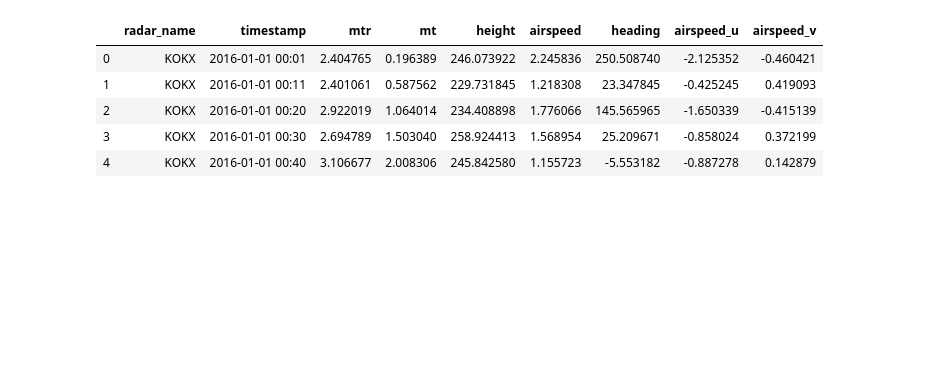
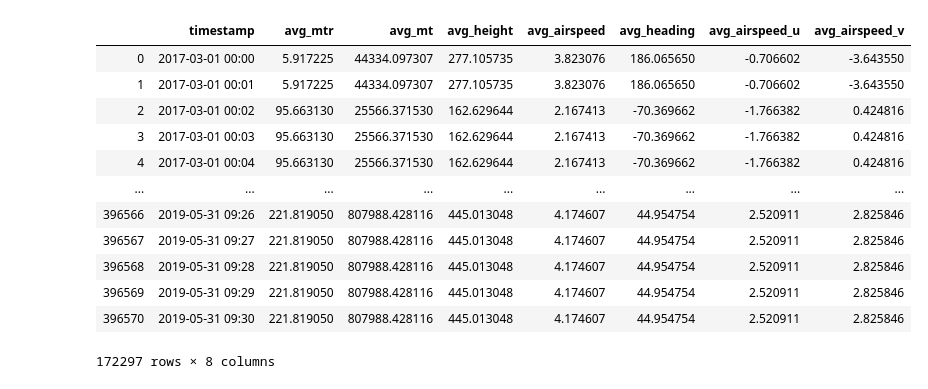
Before and after one commit to meiguan/urban_birds, a Jupyter notebook: clean/merge_clean_data.ipynb, the cells around one changed output. Saved outputs shown, nothing was run; the diff lists cells and outputs as text; code cells hidden in the pictures; blank space fills up the shorter version.

Commit message:
add cleaning noaa and update spl file

```diff
--- a/clean/merge_clean_data.ipynb
+++ b/clean/merge_clean_data.ipynb
@@ -31,9 +63,25 @@ spl.head()
+# %%
+# clean up radar data from the 2 sites and merge to timeindex with fill forward
+nexrad = nexrad.groupby('timestamp').mean().reset_index()
+colnames = nexrad.columns.tolist()[1:]
+newcolnames=["{}_{}".format('avg', i) for i in colnames]
+nexrad.rename(columns=dict(zip(colnames, newcolnames)), inplace=True)
+nexrad = df.merge(nexrad, how='left', on='timestamp')
+nexrad.fillna(method='ffill', limit=3, inplace=True)
+nexrad.fillna(method='bfill', limit=3, inplace=True)
 # %%
-nexrad.head()
+nexrad.dropna()
 # %% [output]
-|  | radar_name | timestamp | mtr | mt | height | airspeed | heading | airspeed_u | airspeed_v |
-| 0 | KOKX | 2016-01-01 00:01 | 2.404765 | 0.196389 | 246.073922 | 2.245836 | 250.508740 | -2.125352 | -0.460421 |
-| 1 | KOKX | 2016-01-01 00:11 | 2.401061 | 0.587562 | 229.731845 | 1.218308 | 23.347845 | -0.425245 | 0.419093 |
-| 2 | KOKX | 2016-01-01 00:20 | 2.922019 | 1.064014 | 234.408898 | 1.776066 | 145.565965 | -1.650339 | -0.415139 |
-| 3 | KOKX | 2016-01-01 00:30 | 2.694789 | 1.503040 | 258.924413 | 1.568954 | 25.209671 | -0.858024 | 0.372199 |
-| 4 | KOKX | 2016-01-01 00:40 | 3.106677 | 2.008306 | 245.842580 | 1.155723 | -5.553182 | -0.887278 | 0.142879 |
+|  | timestamp | avg_mtr | avg_mt | avg_height | avg_airspeed | avg_heading | avg_airspeed_u | avg_airspeed_v |
+| 0 | 2017-03-01 00:00 | 5.917225 | 44334.097307 | 277.105735 | 3.823076 | 186.065650 | -0.706602 | -3.643550 |
+| 1 | 2017-03-01 00:01 | 5.917225 | 44334.097307 | 277.105735 | 3.823076 | 186.065650 | -0.706602 | -3.643550 |
+| 2 | 2017-03-01 00:02 | 95.663130 | 25566.371530 | 162.629644 | 2.167413 | -70.369662 | -1.766382 | 0.424816 |
+| 3 | 2017-03-01 00:03 | 95.663130 | 25566.371530 | 162.629644 | 2.167413 | -70.369662 | -1.766382 | 0.424816 |
+| 4 | 2017-03-01 00:04 | 95.663130 | 25566.371530 | 162.629644 | 2.167413 | -70.369662 | -1.766382 | 0.424816 |
+| ... | ... | ... | ... | ... | ... | ... | ... | ... |
+| 396566 | 2019-05-31 09:26 | 221.819050 | 807988.428116 | 445.013048 | 4.174607 | 44.954754 | 2.520911 | 2.825846 |
+| 396567 | 2019-05-31 09:27 | 221.819050 | 807988.428116 | 445.013048 | 4.174607 | 44.954754 | 2.520911 | 2.825846 |
+| 396568 | 2019-05-31 09:28 | 221.819050 | 807988.428116 | 445.013048 | 4.174607 | 44.954754 | 2.520911 | 2.825846 |
+| 396569 | 2019-05-31 09:29 | 221.819050 | 807988.428116 | 445.013048 | 4.174607 | 44.954754 | 2.520911 | 2.825846 |
+| 396570 | 2019-05-31 09:30 | 221.819050 | 807988.428116 | 445.013048 | 4.174607 | 44.954754 | 2.520911 | 2.825846 |
+172297 rows × 8 columns
```
Also changed, not shown: parts of 16 cells of this notebook, 3 other files.
